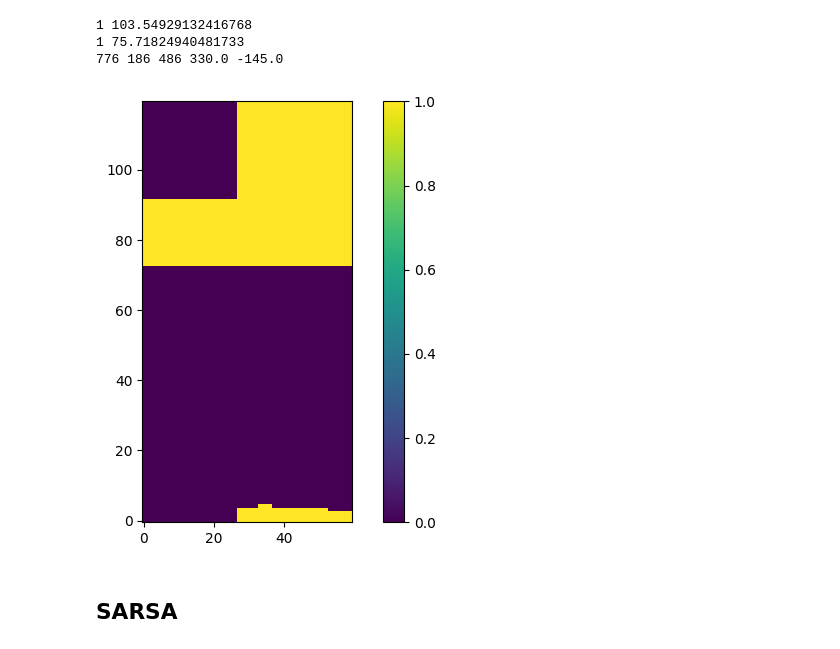
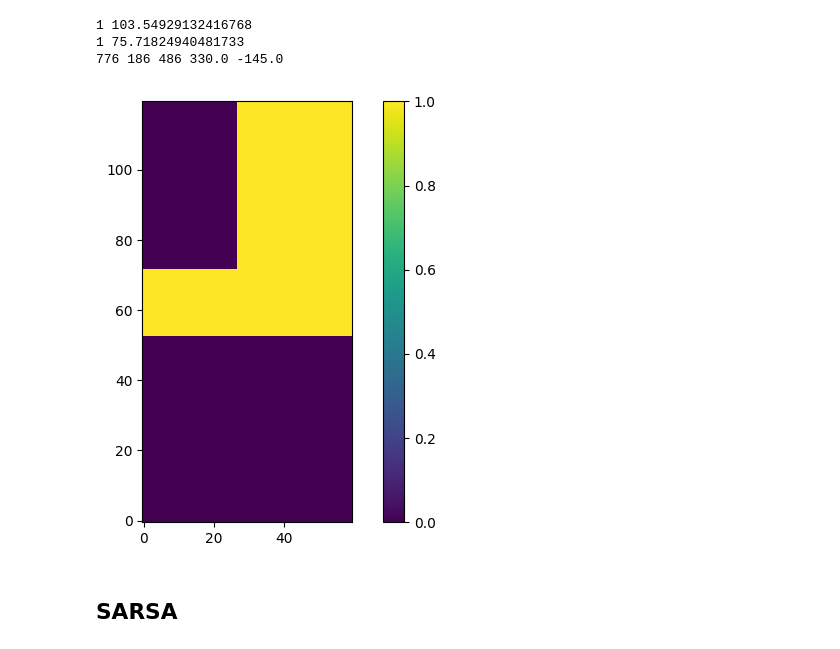
Before and after one commit to JacobAlbus/deepbird, a Jupyter notebook: python/notebook.ipynb, the cells around one changed output. Drawn from its saved outputs; the diff is of its cells as text; code cells hidden in the pictures.

```diff
--- a/python/notebook.ipynb
+++ b/python/notebook.ipynb
@@ -56,29 +56,29 @@ print(player_height, pipe1_height, pipe2_height, 40 - (0.5 * (pipe1_height + 10
 1 75.71824940481733
 776 186 486 330.0 -145.0
 # %%
-height = '80'
+height = '40'
 actions = ('0', '1')
 values = np.zeros((120, 60))
 
 for state in value_function:
 
     state_player_height, state_pipe_height, state_distance = state.split(',')
     if state_pipe_height.strip() != height:
         continue
 
     i = int(state_player_height.strip()[1:])
     j = int(state_distance.strip()[:-1])
     values[i, j] = policy[state]
 
 fig, ax = plt.subplots()
 im = ax.imshow(values, origin="lower")
 
 fig.colorbar(im)
 
 fig.tight_layout()
 plt.show()
 # %% [output]
-[figure, old version]
+[figure, new version]
 # %% [markdown]
 ## SARSA
 # %%
```
Also changed, not shown: parts of 5 cells of this notebook, 19 other files.
